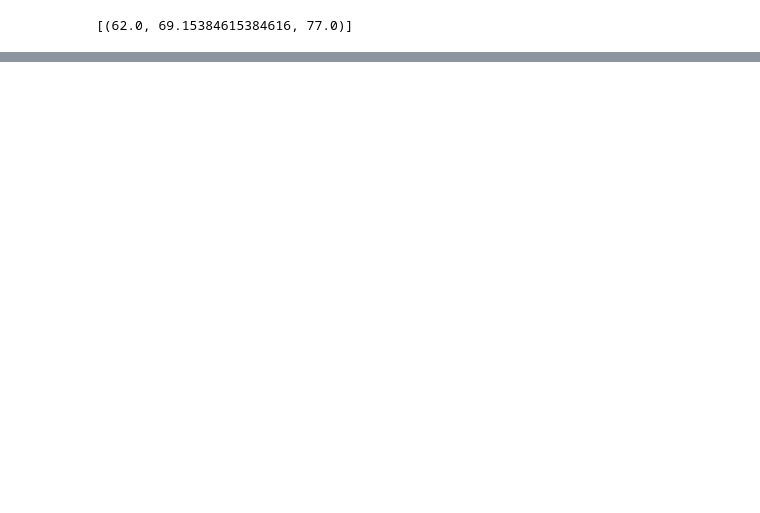
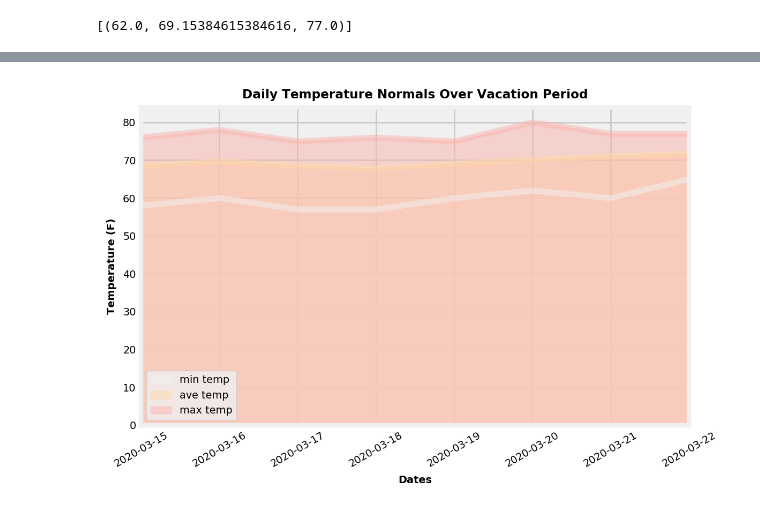
Before and after one commit to jxavie/sqlalchemy-challenge, a Jupyter notebook: climate.ipynb, the cells around one changed output, grey strips where cells are left out. Cells and saved outputs as stored; diff of their text form; code cells hidden in the pictures; blank space fills up the shorter version.

```diff
--- a/climate.ipynb
+++ b/climate.ipynb
@@ -279,10 +383,19 @@ daily_normals("01-01")
 # calculate the daily normals for your trip
 # push each tuple of calculations into a list called `normals`
 
-# Set the start and end date of the trip
+# Set vacation dates
+vacation_start = '2020-03-15'
+vacation_end = '2020-03-22'
 
-# Use the start and end date to create a range of dates
+# Determine length of vacation
+time_delta = dt.datetime.strptime(vacation_end,'%Y-%m-%d') - dt.datetime.strptime(vacation_start,'%Y-%m-%d')
+vacation_length = time_delta.days + 1
 
-# Stip off the year and save a list of %m-%d strings
+# Use the start and vacation length to create a range of dates
+base = dt.datetime.strptime(vacation_start,'%Y-%m-%d')
+vacation_range = [dt.datetime.strftime((base + dt.timedelta(days=i)).date(),'%m-%d') for i in range(vacation_length)]
+vacation_range
 
 # Loop through the list of %m-%d strings and calculate the normals for each date
+normals_list = [daily_normals(day)[0] for day in vacation_range]
+normals_list
@@ -289,2 +411,8 @@ daily_normals("01-01")
 # %%
 # Load the previous query results into a Pandas DataFrame and add the `trip_dates` range as the `date` index
+base = dt.datetime.strptime(vacation_start,'%Y-%m-%d')
+trip_dates = [dt.datetime.strftime((base + dt.timedelta(days=i)).date(),'%Y-%m-%d') for i in range(vacation_length)]
+trip_dates
+
+normals_df = pd.DataFrame(normals_list, columns=['min temp', 'ave temp', 'max temp'], index=trip_dates)
+normals_df
@@ -292,0 +429,19 @@ daily_normals("01-01")
+# %%
+# Plot the daily normals as an area plot with `stacked=False`
+plt.rcParams['figure.dpi'] = 200
+
+normals_df.plot(kind='area', stacked=False, colormap='Pastel1_r')
+
+plt.legend(fontsize='x-small', loc='best')
+plt.title(f'Daily Temperature Normals Over Vacation Period', fontsize='small', weight='bold')
+plt.xlabel('Dates', fontsize='x-small', weight='bold')
+plt.ylabel('Temperature (F)', fontsize='x-small', weight='bold')
+plt.xticks(fontsize='x-small', rotation=30)
+plt.yticks(fontsize='x-small')
+
+plt.tight_layout()
+plt.savefig('Output/DailyNormals.png')
+
+plt.show()
+# %% [output]
+[figure, added]
```
Also changed, not shown: parts of 21 cells of this notebook, 2 other files.
